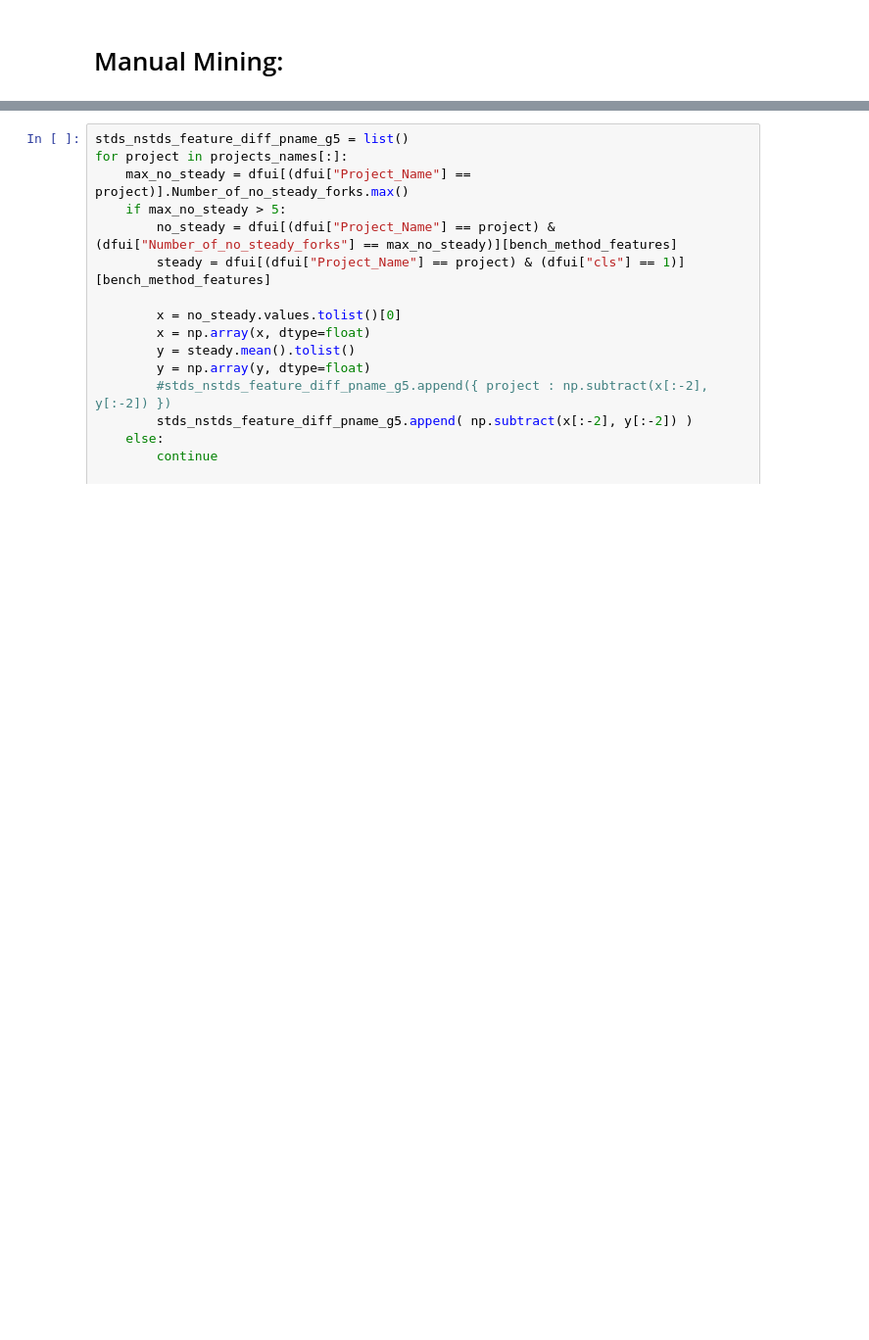
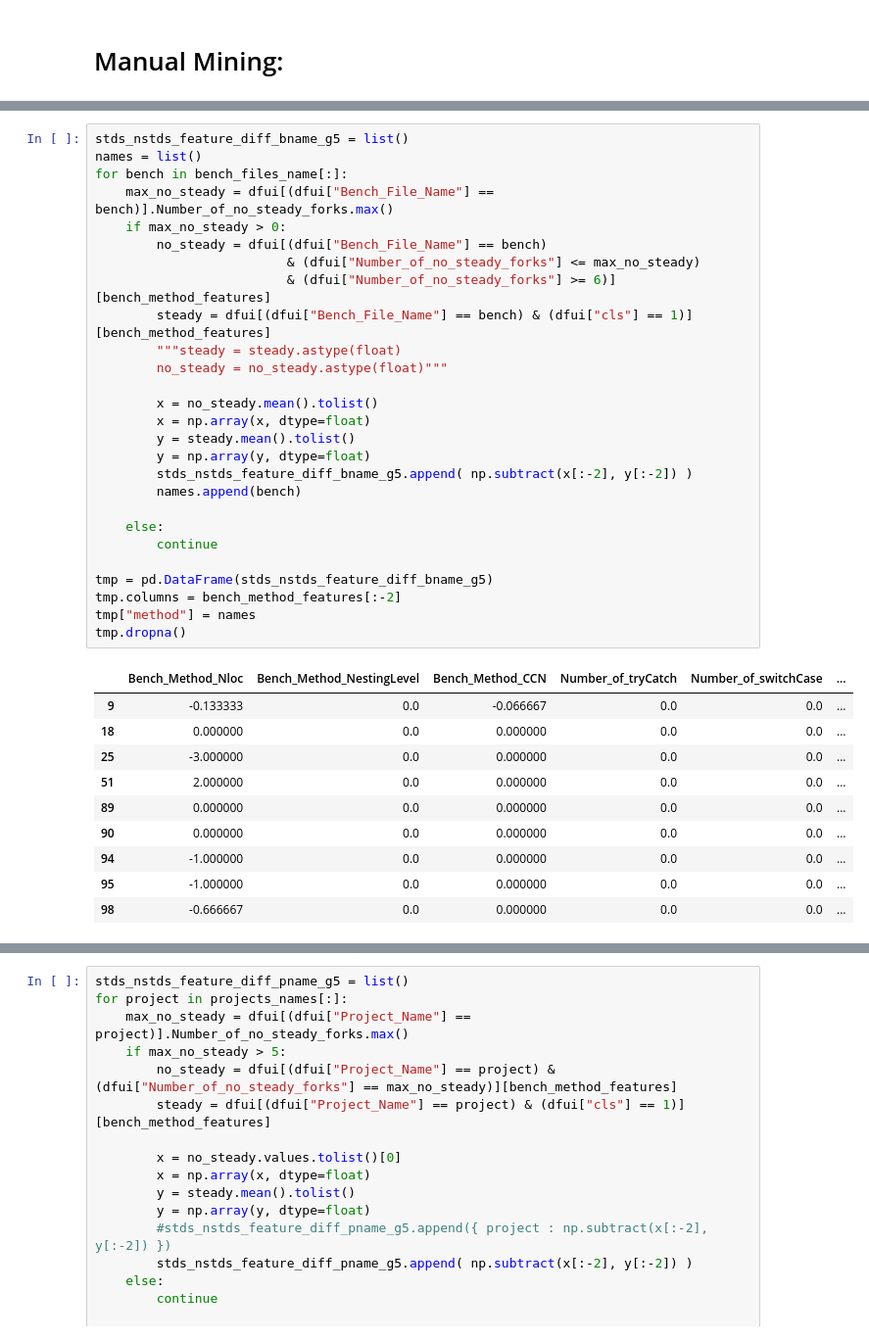
Before and after one commit to amirmahdiKhosravi/ACM-SPEC-ICPE-2023-DataTrack, a Jupyter notebook: Data_Mining.ipynb, the cells around one changed output, grey strips where cells are left out. Shown at 98% size. Drawn from its saved outputs; the diff is of its cells as text; blank space fills up the shorter version.

```diff
--- a/Data_Mining.ipynb
+++ b/Data_Mining.ipynb
@@ -77,2 +117,40 @@ dfui
+# %%
+stds_nstds_feature_diff_bname_g5 = list()
+names = list()
+for bench in bench_files_name[:]:
+    max_no_steady = dfui[(dfui["Bench_File_Name"] == bench)].Number_of_no_steady_forks.max()
+    if max_no_steady > 0:
+        no_steady = dfui[(dfui["Bench_File_Name"] == bench)
+                         & (dfui["Number_of_no_steady_forks"] <= max_no_steady)
+                         & (dfui["Number_of_no_steady_forks"] >= 6)][bench_method_features]
+        steady = dfui[(dfui["Bench_File_Name"] == bench) & (dfui["cls"] == 1)][bench_method_features]
+        """steady = steady.astype(float)
+        no_steady = no_steady.astype(float)"""
+
+        x = no_steady.mean().tolist()
+        x = np.array(x, dtype=float)
+        y = steady.mean().tolist()
+        y = np.array(y, dtype=float)
+        stds_nstds_feature_diff_bname_g5.append( np.subtract(x[:-2], y[:-2]) )
+        names.append(bench)
+
+    else:
+        continue
+
+tmp = pd.DataFrame(stds_nstds_feature_diff_bname_g5)
+tmp.columns = bench_method_features[:-2]
+tmp["method"] = names
+tmp.dropna()
+# %% [output]
+|  | Bench_Method_Nloc | Bench_Method_NestingLevel | Bench_Method_CCN | Number_of_tryCatch | Number_of_switchCase | ... |
+| 9 | -0.133333 | 0.0 | -0.066667 | 0.0 | 0.0 | ... |
+| 18 | 0.000000 | 0.0 | 0.000000 | 0.0 | 0.0 | ... |
+| 25 | -3.000000 | 0.0 | 0.000000 | 0.0 | 0.0 | ... |
+| 51 | 2.000000 | 0.0 | 0.000000 | 0.0 | 0.0 | ... |
+| 89 | 0.000000 | 0.0 | 0.000000 | 0.0 | 0.0 | ... |
+| 90 | 0.000000 | 0.0 | 0.000000 | 0.0 | 0.0 | ... |
+| 94 | -1.000000 | 0.0 | 0.000000 | 0.0 | 0.0 | ... |
+| 95 | -1.000000 | 0.0 | 0.000000 | 0.0 | 0.0 | ... |
+| 98 | -0.666667 | 0.0 | 0.000000 | 0.0 | 0.0 | ... |
 # %%
 stds_nstds_feature_diff_pname_max = list()
```
Also changed, not shown: parts of 11 cells of this notebook.
